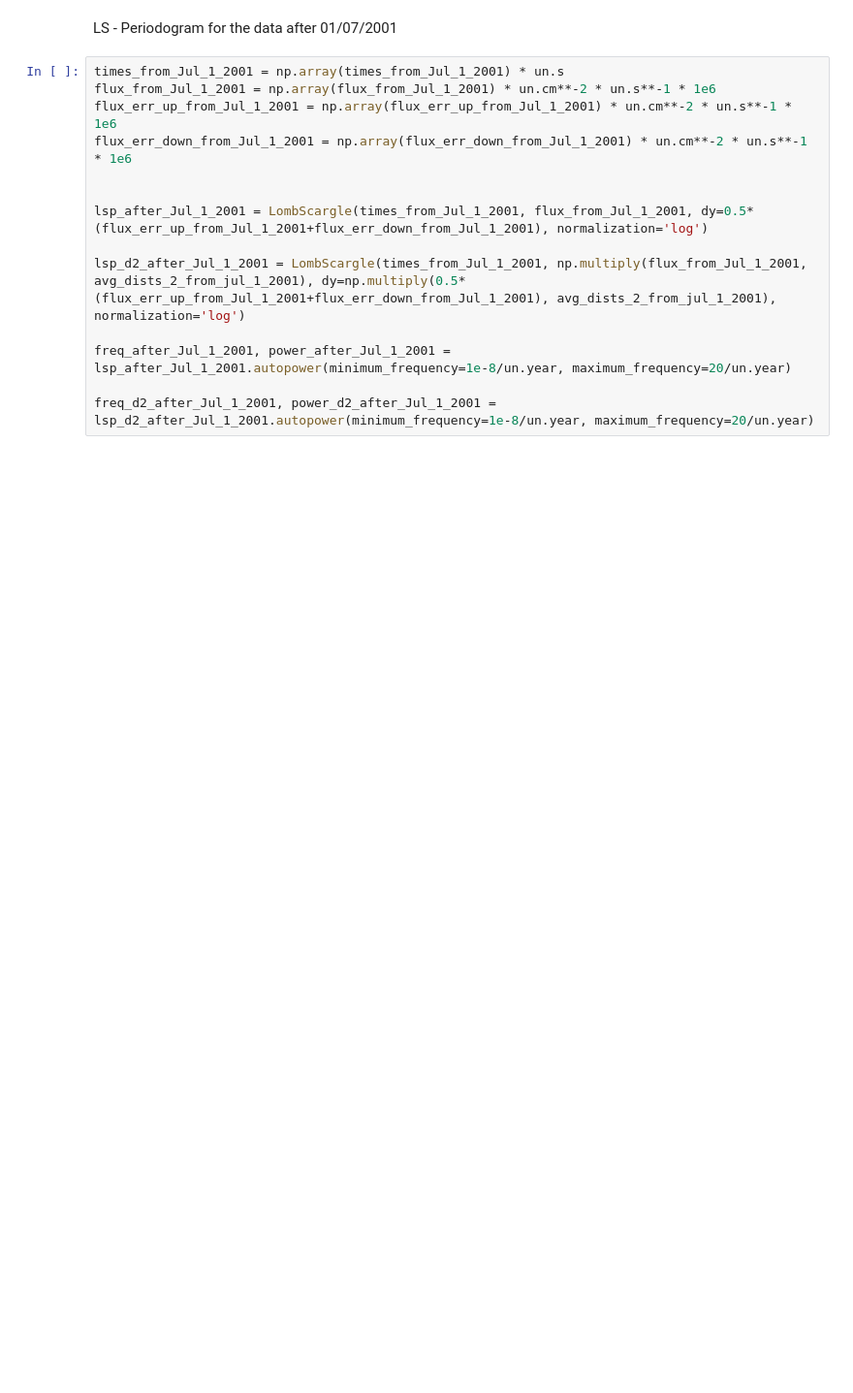
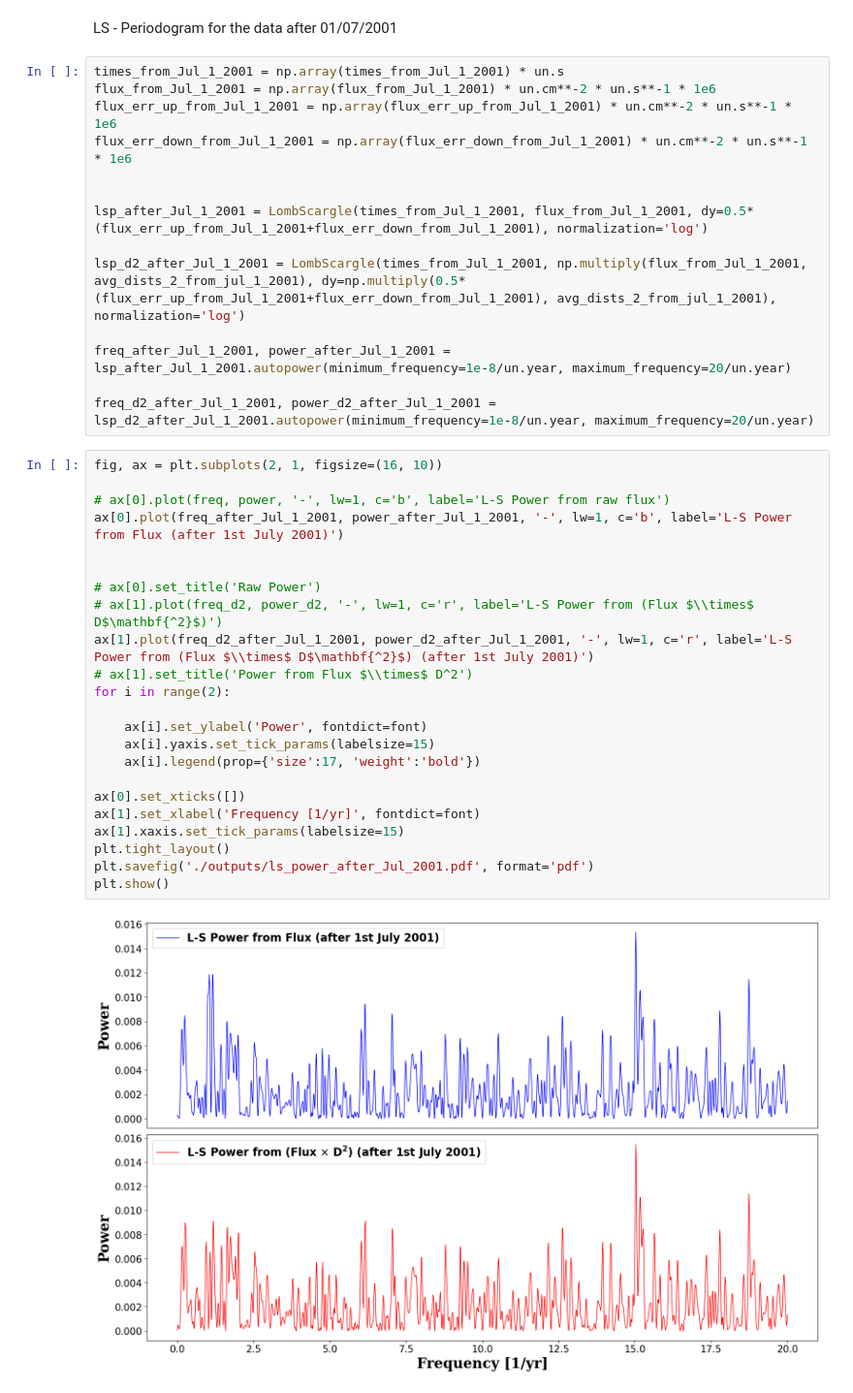
Before and after one commit to DarkWake9/Project-LP, a Jupyter notebook: task4.ipynb, the cells around one changed output. Shown at 97% size. Drawn from its saved outputs; the diff is of its cells as text; blank space fills up the shorter version.

```diff
--- a/task4.ipynb
+++ b/task4.ipynb
@@ -429,3 +429,28 @@ lsp_d2_after_Jul_1_2001 = LombScargle(times_from_Jul_1_2001, np.multiply(flux_fr
 freq_after_Jul_1_2001, power_after_Jul_1_2001 = lsp_after_Jul_1_2001.autopower(minimum_frequency=1e-8/un.year, maximum_frequency=20/un.year)
 
 freq_d2_after_Jul_1_2001, power_d2_after_Jul_1_2001 = lsp_d2_after_Jul_1_2001.autopower(minimum_frequency=1e-8/un.year, maximum_frequency=20/un.year)
+# %%
+fig, ax = plt.subplots(2, 1, figsize=(16, 10))
+
+# ax[0].plot(freq, power, '-', lw=1, c='b', label='L-S Power from raw flux')
+ax[0].plot(freq_after_Jul_1_2001, power_after_Jul_1_2001, '-', lw=1, c='b', label='L-S Power from Flux (after 1st July 2001)')
+
+
+# ax[0].set_title('Raw Power')
+# ax[1].plot(freq_d2, power_d2, '-', lw=1, c='r', label='L-S Power from (Flux $\\times$ D$\mathbf{^2}$)')
+ax[1].plot(freq_d2_after_Jul_1_2001, power_d2_after_Jul_1_2001, '-', lw=1, c='r', label='L-S Power from (Flux $\\times$ D$\mathbf{^2}$) (after 1st July 2001)')
+# ax[1].set_title('Power from Flux $\\times$ D^2')
+for i in range(2):
+
+    ax[i].set_ylabel('Power', fontdict=font)
+    ax[i].yaxis.set_tick_params(labelsize=15)
+    ax[i].legend(prop={'size':17, 'weight':'bold'})
+
+ax[0].set_xticks([])
+ax[1].set_xlabel('Frequency [1/yr]', fontdict=font)
+ax[1].xaxis.set_tick_params(labelsize=15)
+plt.tight_layout()
+plt.savefig('./outputs/ls_power_after_Jul_2001.pdf', format='pdf')
+plt.show()
+# %% [output]
+[figure, added]
```
Also changed, not shown: parts of 10 cells of this notebook, 4 other files.
